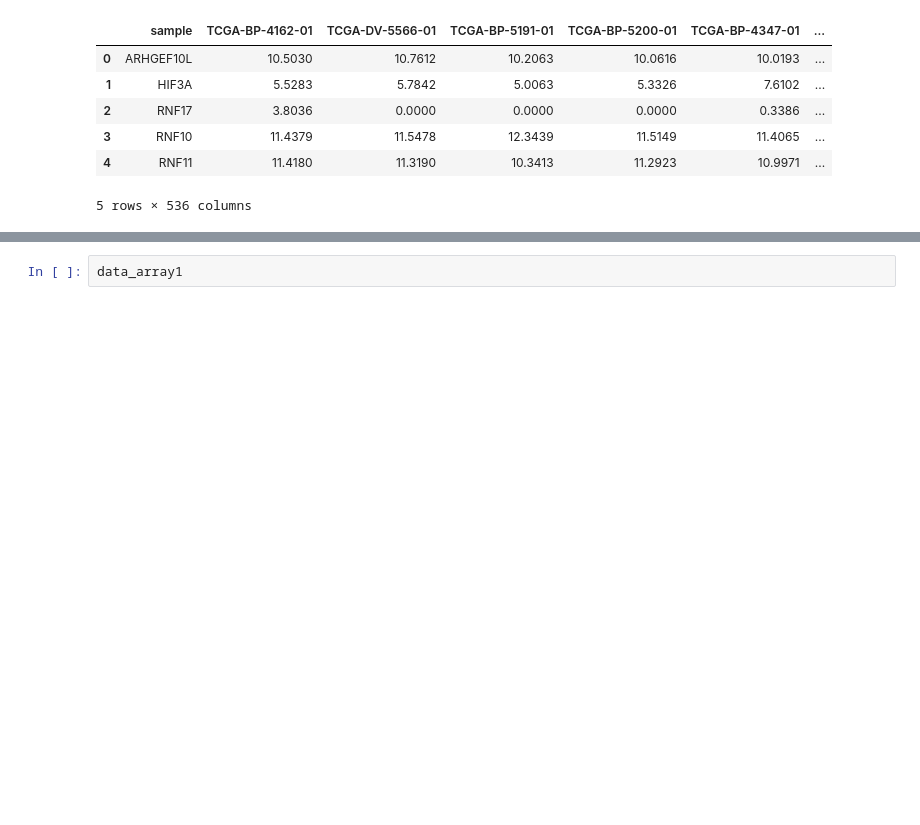
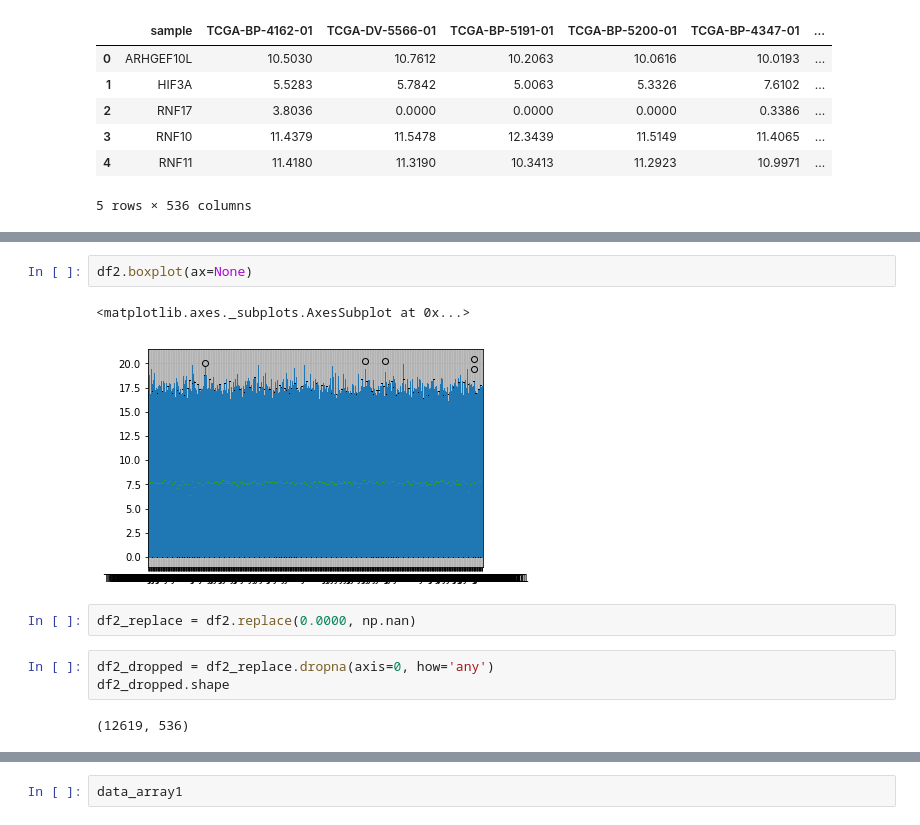
Before and after one commit to francismjenkins/Wrangling_Springboard, a Jupyter notebook: Capstone_Wrangling.ipynb, the cells around one changed output, grey strips where cells are left out. Saved outputs shown, nothing was run; the diff lists cells and outputs as text; blank space fills up the shorter version.

```diff
--- a/Capstone_Wrangling.ipynb
+++ b/Capstone_Wrangling.ipynb
@@ -52,0 +154,12 @@ df2.head()
+# %%
+df2.boxplot(ax=None)
+# %% [output]
+<matplotlib.axes._subplots.AxesSubplot at 0x...>
+[figure, added]
+# %%
+df2_replace = df2.replace(0.0000, np.nan)
+# %%
+df2_dropped = df2_replace.dropna(axis=0, how='any')
+df2_dropped.shape
+# %% [output]
+(12619, 536)
```
Also changed, not shown: parts of 19 cells of this notebook.
